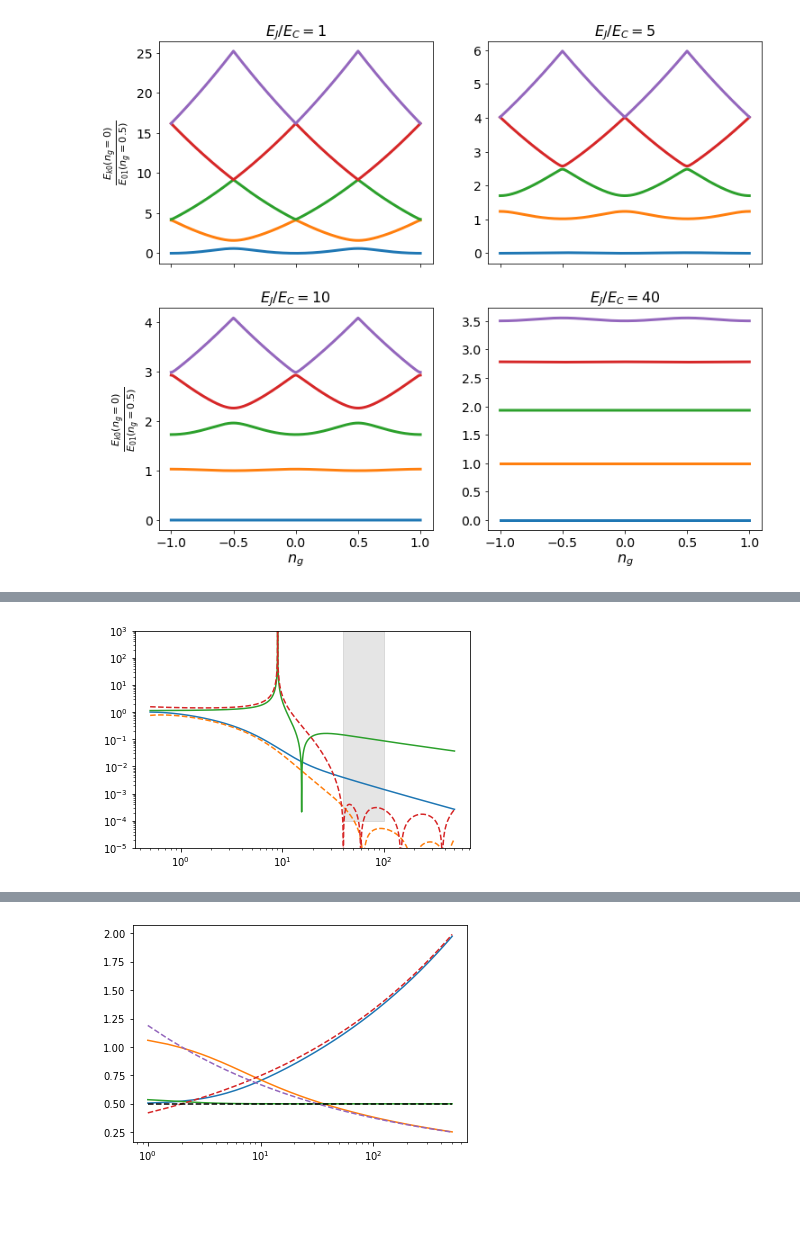
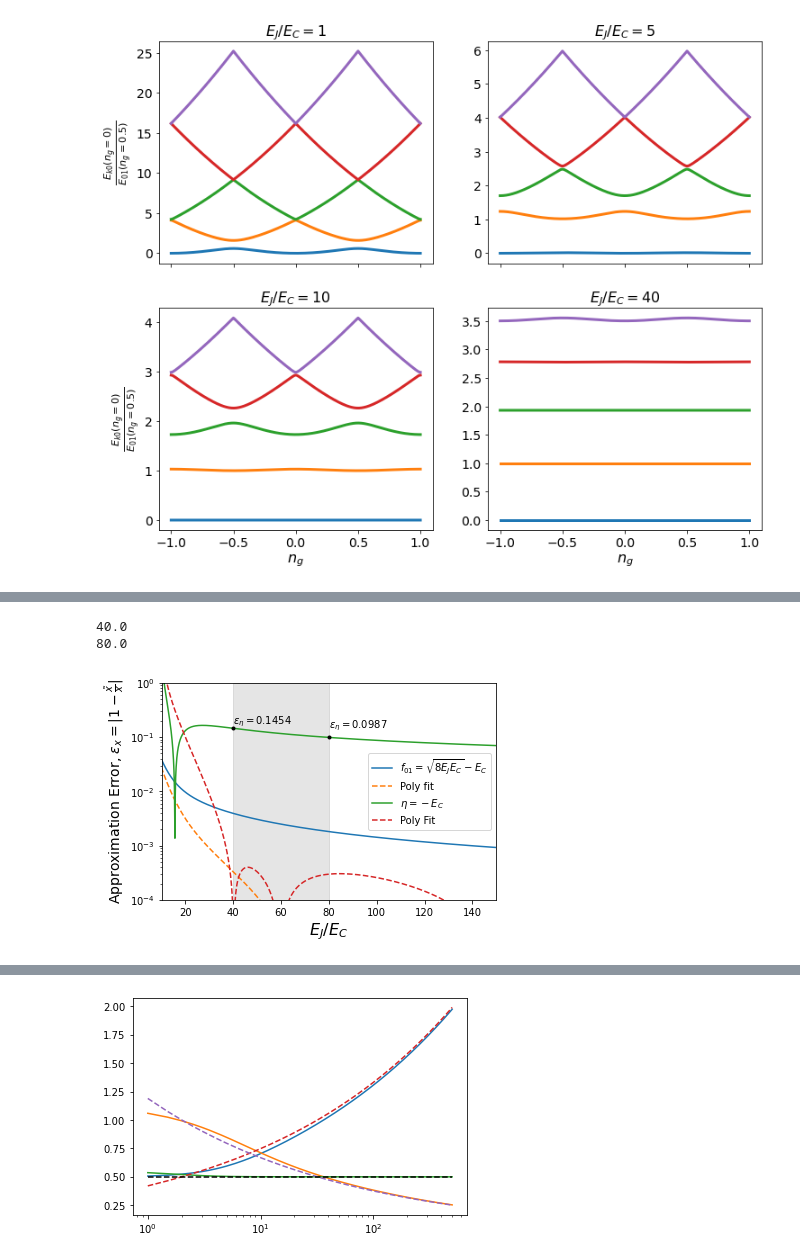
Before and after one commit to warrench/TransmonDesign, a Jupyter notebook: TransmonDesign/SingleQTransmon.ipynb, the cells around one changed output, grey strips where cells are left out. Drawn from its saved outputs; the diff is of its cells as text; code cells hidden in the pictures; blank space fills up the shorter version.

```diff
--- a/TransmonDesign/SingleQTransmon.ipynb
+++ b/TransmonDesign/SingleQTransmon.ipynb
@@ -207,7 +349,7 @@ _ = ax[1,1].set_xlabel(r'$n_g$', fontsize=16)
 (4, 501, 5)
 [figure]
 # %%
-EjEc = np.linspace(0.5, 500.5, 50001)
+EjEc = np.linspace(0.5, 500.5, 5001)
 CPB = cpb.Hcpb(nlevels=30)
 Ec = 0.2
 CPB.Ec = Ec
@@ -287,27 +429,42 @@ plt.ylim([-2, 1])
 # %%
 # how much trouble do the approximations get you into
 # empirically better power law scaling for design rules
 f01_approx = np.sqrt(8*EjEc*Ec*Ec)-Ec
 f01_approx_better = (2.85111969*(EjEc)**(0.49902335)-1.13952037)*Ec
 eta_approx = -Ec
 # eta_approx_better = (np.sqrt(8*EjEc*Ec*Ec)-Ec)*(8*EjEc)**(-0.45)-2.45*Ec
 eta_approx_better = (-1.97262806*(EjEc)**(-0.68061445)-1.00991353)*Ec
 
-plt.plot(EjEc, np.abs(1-f01_approx/f01_list))
-plt.plot(EjEc, np.abs(1-f01_approx_better/f01_list), '--')
-plt.plot(EjEc, np.abs(1-eta_approx/eta_list))
-plt.plot(EjEc, np.abs(1-eta_approx_better/eta_list), '--')
+plt.plot(EjEc, np.abs(1-f01_approx/f01_list), label=r'$f_{01}=\sqrt{8E_J E_C}-E_C$')
+plt.plot(EjEc, np.abs(1-f01_approx_better/f01_list), '--', label=r'Poly fit')
+plt.plot(EjEc, np.abs(1-eta_approx/eta_list), label=r'$\eta=-E_C$')
+plt.plot(EjEc, np.abs(1-eta_approx_better/eta_list), '--', label='Poly Fit')
 # plt.plot(EjEc, np.abs(eta_list-eta_approx_better)/np.abs(eta_list), '--')
 # print(np.sqrt(8*60*0.20*0.20)-0.20)
 # plt.plot(EjEc, np.abs(f01_approx))
-plt.xscale('log')
+# plt.xscale('log')
 plt.yscale('log')
 # plt.plot(EjEc, f01_approx, '--')
-plt.fill_between([40, 100], 1e-4, 1e3, color='k', alpha=0.1)
+plt.fill_between([40, 80], 1e-4, 1, color='k', alpha=0.1)
 # plt.xlim([5e-1, 1e2])
-plt.ylim([1e-5, 1e3])
+idx_40 = 100
+print(EjEc[395])
+print(EjEc[795])
+plt.plot(40, np.abs(1-eta_approx/eta_list[395]), '.k')
+plt.annotate(r'$\epsilon_\eta={:.4f}$'.format(np.abs(1-eta_approx/eta_list[395])), (40,0.175))
+plt.plot(80, np.abs(1-eta_approx/eta_list[795]), '.k')
+plt.annotate(r'$\epsilon_\eta={:.4f}$'.format(np.abs(1-eta_approx/eta_list[795])), (80,0.15))
+
+plt.legend()
+plt.ylim([1e-4, 1])
+plt.xlim([10, 150])
+
+plt.xlabel(r'$E_J / E_C$', fontsize=16)
+plt.ylabel(r'Approximation Error, $\epsilon_x=|1-\frac{\tilde{x}}{x}|$', fontsize=14)
 plt.show()
 # %% [output]
+40.0
+80.0
-[figure, old version]
+[figure, new version]
 # %%
 # ZPF calculations as a function of EjEc
```
Also changed, not shown: parts of 14 cells of this notebook, 5 other files.
